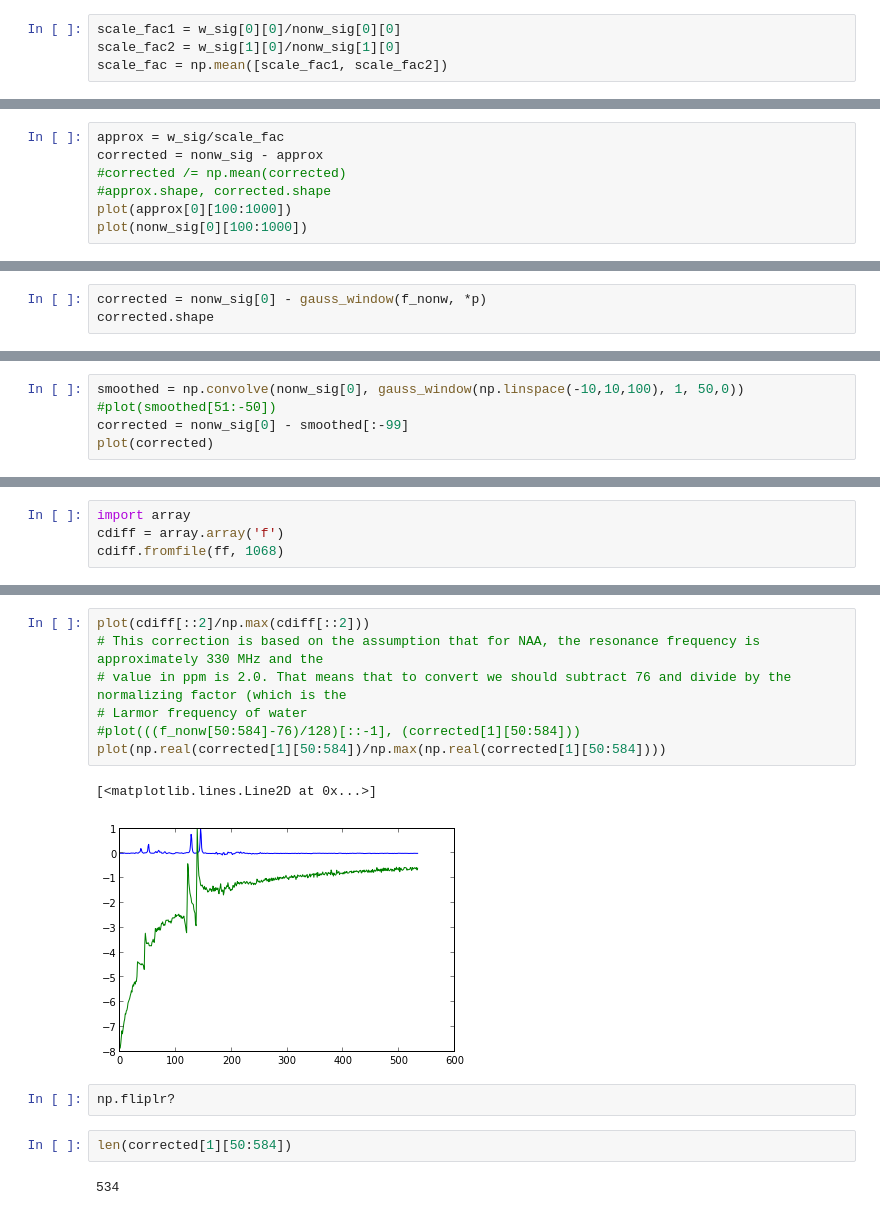
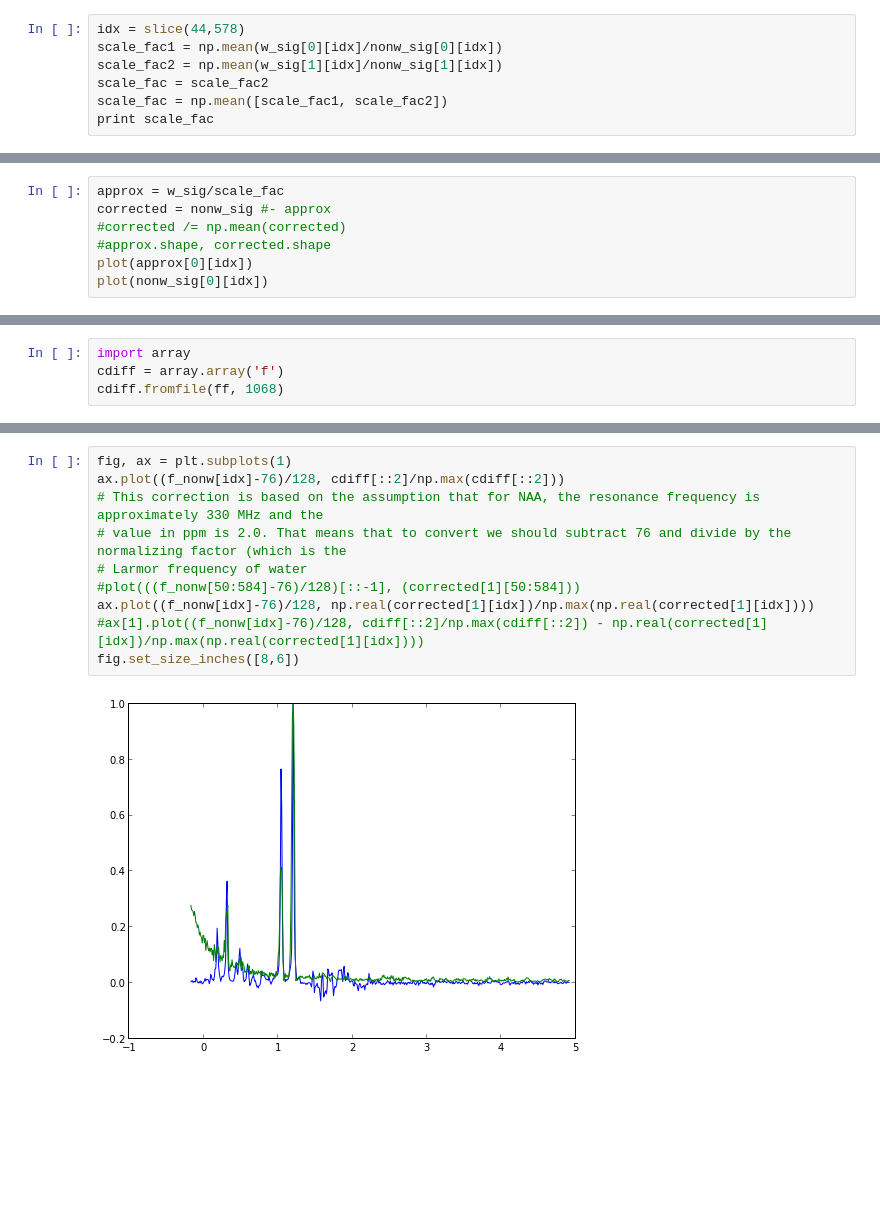
Before and after one commit to cni/MRS, a Jupyter notebook: ipynb/get_the_gaba.ipynb, the cells around one changed output, grey strips where cells are left out. Drawn from its saved outputs; the diff is of its cells as text; blank space fills up the shorter version.

```diff
--- a/ipynb/get_the_gaba.ipynb
+++ b/ipynb/get_the_gaba.ipynb
@@ -22,4 +34,7 @@ nonw_sig = np.abs(np.mean(c_nonw,1))
 # %%
-scale_fac1 = w_sig[0][0]/nonw_sig[0][0]
-scale_fac2 = w_sig[1][0]/nonw_sig[1][0]
+idx = slice(44,578)
+scale_fac1 = np.mean(w_sig[0][idx]/nonw_sig[0][idx])
+scale_fac2 = np.mean(w_sig[1][idx]/nonw_sig[1][idx])
+scale_fac = scale_fac2
 scale_fac = np.mean([scale_fac1, scale_fac2])
+print scale_fac
@@ -26,9 +43,9 @@ scale_fac = np.mean([scale_fac1, scale_fac2])
 # %%
 approx = w_sig/scale_fac
-corrected = nonw_sig - approx
+corrected = nonw_sig #- approx
 #corrected /= np.mean(corrected)
 #approx.shape, corrected.shape
-plot(approx[0][100:1000])
-plot(nonw_sig[0][100:1000])
+plot(approx[0][idx])
+plot(nonw_sig[0][idx])
 # %% [output]
 [<matplotlib.lines.Line2D at 0x...>]
@@ -67,3 +52,0 @@ print p
-# %%
-corrected = nonw_sig[0] - gauss_window(f_nonw, *p)
-corrected.shape
@@ -72,5 +52,0 @@ corrected.shape
-# %%
-smoothed = np.convolve(nonw_sig[0], gauss_window(np.linspace(-10,10,100), 1, 50,0))
-#plot(smoothed[51:-50])
-corrected = nonw_sig[0] - smoothed[:-99]
-plot(corrected)
@@ -90,16 +63,12 @@ corrected.shape
 # %%
-plot(cdiff[::2]/np.max(cdiff[::2]))
+fig, ax = plt.subplots(1)
+ax.plot((f_nonw[idx]-76)/128, cdiff[::2]/np.max(cdiff[::2]))
 # This correction is based on the assumption that for NAA, the resonance frequency is approximately 330 MHz and the
 # value in ppm is 2.0. That means that to convert we should subtract 76 and divide by the normalizing factor (which is the
 # Larmor frequency of water
 #plot(((f_nonw[50:584]-76)/128)[::-1], (corrected[1][50:584]))
-plot(np.real(corrected[1][50:584])/np.max(np.real(corrected[1][50:584])))
+ax.plot((f_nonw[idx]-76)/128, np.real(corrected[1][idx])/np.max(np.real(corrected[1][idx])))
+#ax[1].plot((f_nonw[idx]-76)/128, cdiff[::2]/np.max(cdiff[::2]) - np.real(corrected[1][idx])/np.max(np.real(corrected[1][idx])))
+fig.set_size_inches([8,6])
 # %% [output]
-[<matplotlib.lines.Line2D at 0x...>]
-[figure, old version]
+[figure, new version]
-# %%
-np.fliplr?
-# %%
-len(corrected[1][50:584])
-# %% [output]
-534
```
Also changed, not shown: parts of 16 cells of this notebook, 2 other files.
